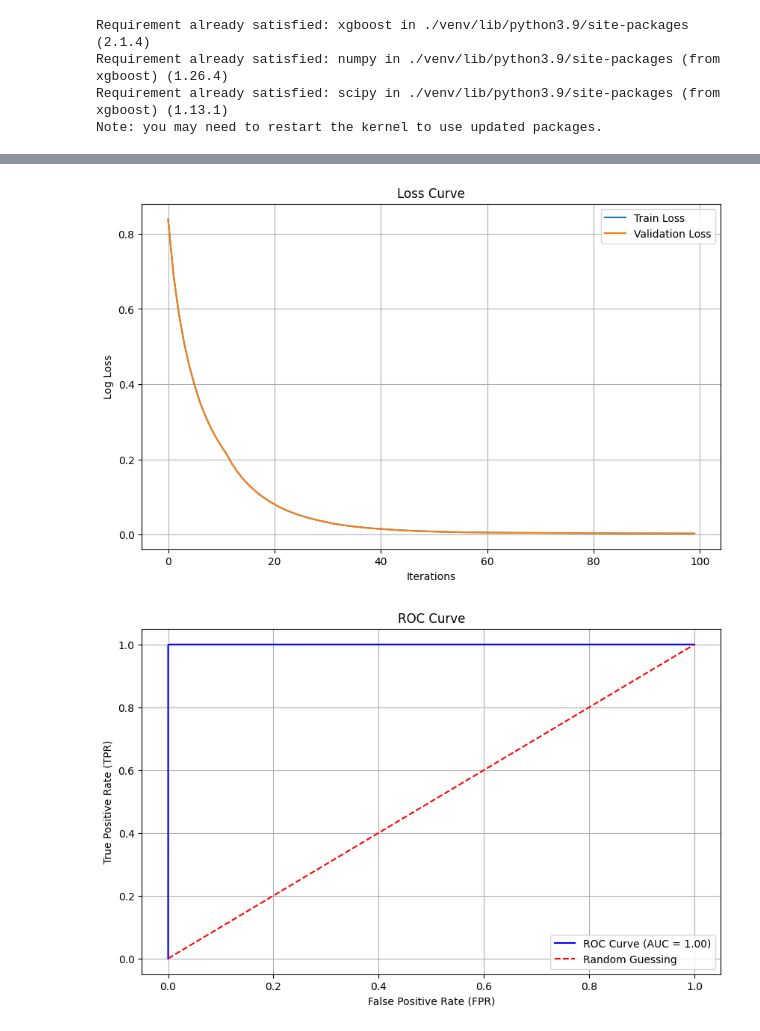
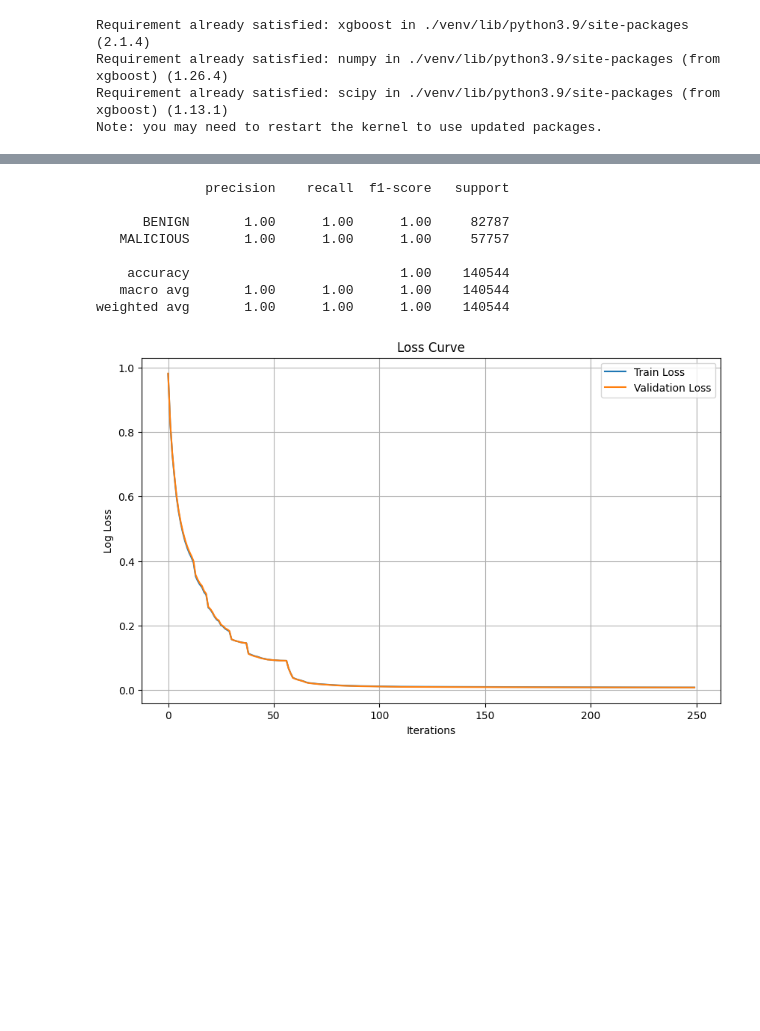
Before and after one commit to PsimonL/PsimonL-Intrusion-Detection-and-Prevention-Masters-s-Thesis, a Jupyter notebook: Algorithms/XGBoost.ipynb, the cells around one changed output, grey strips where cells are left out. Drawn from its saved outputs; the diff is of its cells as text; code cells hidden in the pictures; blank space fills up the shorter version.

```diff
--- a/Algorithms/XGBoost.ipynb
+++ b/Algorithms/XGBoost.ipynb
@@ -20,9 +20,9 @@ warnings.filterwarnings("ignore")
 
 print("1. Wczytanie danych")
 # day = 'Monday'
-# day = 'Tuesday'
-# day = 'Wednesday'
-# day = 'Thursday'
+# day = 'Tuesday' 100
+# day = 'Wednesday' 3
+# day = 'Thursday' 500, 3500
 day = 'Friday'
 processed_filepath = './datasets/processed/'
 data = pd.read_csv(processed_filepath + f'{day}.csv')
@@ -38,10 +38,10 @@ X_train, X_test, y_train, y_test = train_test_split(X, y, test_size=0.2, random_
 print("3. Trenowanie i przewidywanie modelu XGBoost")
 start_time = time.time()
 xgb_model = XGBClassifier(
-    n_estimators=100,  # Liczba drzew
+    n_estimators=250,  # Liczba drzew
     learning_rate=0.1,  # Współczynnik uczenia
     max_depth=6,  # Maksymalna głębokość drzewa
-    scale_pos_weight=10,  # Waga klasy mniejszościowej
+    scale_pos_weight=3000,  # Waga klasy mniejszościowej
     random_state=42,
     use_label_encoder=False,  # Wyłączenie ostrzeżeń o label encoderze
     eval_metric='logloss'  # Metryka ewaluacji
@@ -153,36 +153,72 @@ def make_roc_plot():
 
     fpr, tpr, thresholds = roc_curve(y_test, y_pred_probs)
     roc_auc = auc(fpr, tpr)
 
     plt.figure(figsize=(10, 6))
     plt.plot(fpr, tpr, color='blue', label=f'ROC Curve (AUC = {roc_auc:.2f})')
     plt.plot([0, 1], [0, 1], color='red', linestyle='--', label='Random Guessing')
-    plt.title('ROC Curve')
+    plt.title('XGBoost: ROC Curve')
     plt.xlabel('False Positive Rate (FPR)')
     plt.ylabel('True Positive Rate (TPR)')
     plt.legend()
     plt.grid()
-    plt.show()
+    # plt.show()
+    plt.savefig(f'{results_dir}ROC_curve_XGB_{day}.png')
+    plt.close()
 
 def make_precission_recall_plot():
     from sklearn.metrics import precision_recall_curve, average_precision_score
 
     precision, recall, thresholds = precision_recall_curve(y_test, y_pred_probs)
     average_precision = average_precision_score(y_test, y_pred_probs)
 
     plt.figure(figsize=(10, 6))
     plt.plot(recall, precision, color='green', label=f'Precision-Recall Curve (AP = {average_precision:.2f})')
-    plt.title('Precision-Recall Curve')
+    plt.title('XGBoost: Precision-Recall Curve')
     plt.xlabel('Recall')
     plt.ylabel('Precision')
     plt.legend()
     plt.grid()
-    plt.show()
+    # plt.show()
+    plt.savefig(f'{results_dir}Precision_Recall_curve_XGB_{day}.png')
+    plt.close()
 
+# Save classification report to file
+report = classification_report(y_test, y_pred, target_names=['BENIGN', 'MALICIOUS'])
+with open(f'{results_dir}Classification_Report_XGB_{day}.txt', 'w') as f:
+    f.write(report)
+print(report)
 
+# Make and save plots
 make_loss_plot()
 make_roc_plot()
 make_precission_recall_plot()
+
+# Optional: Save confusion matrix as an image
+plt.figure(figsize=(8, 6))
+ax = sns.heatmap(cm, annot=False, fmt='d', cmap='coolwarm',
+                xticklabels=['BENIGN (Predicted)', 'MALICIOUS (Predicted)'],
+                yticklabels=['BENIGN (Actual)', 'MALICIOUS (Actual)'])
+
+labels = [[f'TN: {cm[0][0]}', f'FP: {cm[0][1]}'],
+          [f'FN: {cm[1][0]}', f'TP: {cm[1][1]}']]
+for i in range(2):
+    for j in range(2):
+        ax.text(j + 0.5, i + 0.5, f'\n({labels[i][j]})',
+                color='Black', ha='center', va='center', fontsize=10)
+
+plt.xlabel('Predicted')
+plt.ylabel('Actual')
+plt.title('XGBoost: Confusion Matrix Heatmap')
+plt.savefig(f'{results_dir}Confusion_Matrix_XGB_{day}.png')
+plt.close()
 # %% [output]
+              precision    recall  f1-score   support
+
+      BENIGN       1.00      1.00      1.00     82787
+   MALICIOUS       1.00      1.00      1.00     57757
+
+    accuracy                           1.00    140544
+   macro avg       1.00      1.00      1.00    140544
+weighted avg       1.00      1.00      1.00    140544
-[figure, old version]
+[figure, new version]
-[figure, removed]
```
Also changed, not shown: parts of 2 cells of this notebook, 5 other files.
